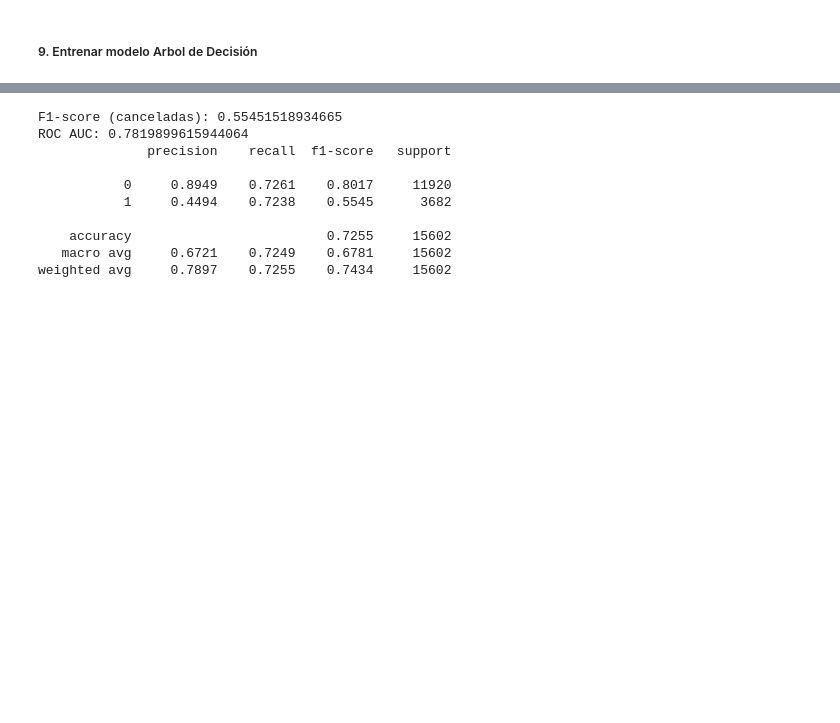
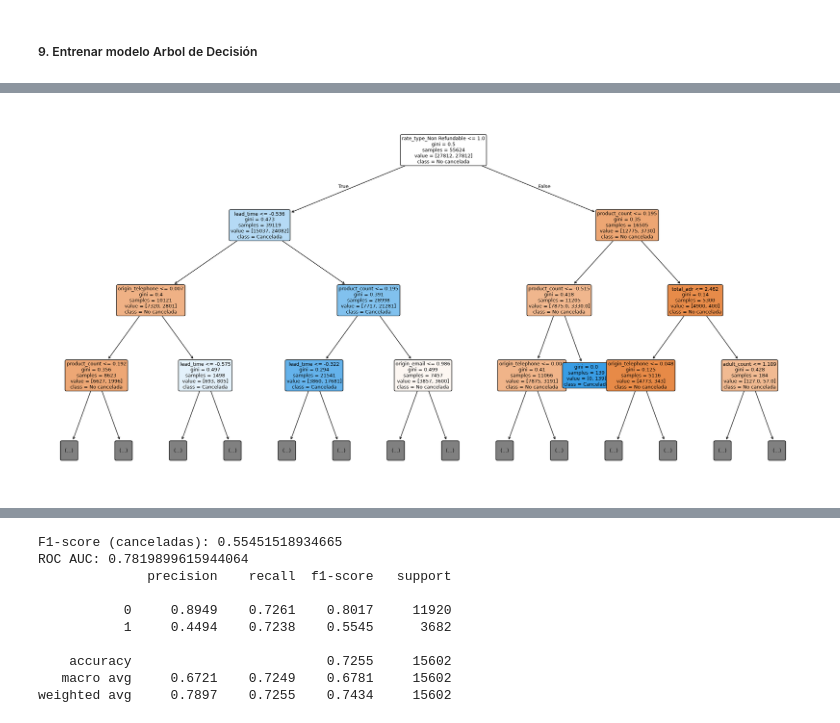
Before and after one commit to javierllorenteMon/RETO_06_VerdeOSCURO, a Jupyter notebook: 07-Modelado.ipynb, the cells around one changed output, grey strips where cells are left out. Cells and saved outputs as stored; diff of their text form; code cells hidden in the pictures; blank space fills up the shorter version.

Commit message:
dibujar arbol de decision

```diff
--- a/07-Modelado.ipynb
+++ b/07-Modelado.ipynb
@@ -891,3 +892,22 @@ evaluar_modelo(
     y_pred=y_pred,
     y_prob=y_prob,
     resultados=resultados)
+# %%
+# Dibujar arbol de decision
+# Se muestra únicamente una versión simplificada del Árbol de Decisión,
+# limitada a los primeros niveles, con el objetivo de facilitar la interpretación de los principales patrones detectados por el modelo.
+
+plt.figure(figsize=(20, 10))
+plot_tree(
+    dt,
+    feature_names=X_train.columns,
+    class_names=["No cancelada", "Cancelada"],
+    filled=True,
+    rounded=True,
+    max_depth=3,
+    fontsize=9)
+
+plt.tight_layout()
+plt.show()
+# %% [output]
+[figure, added]
```
Also changed, not shown: parts of 4 cells of this notebook.
